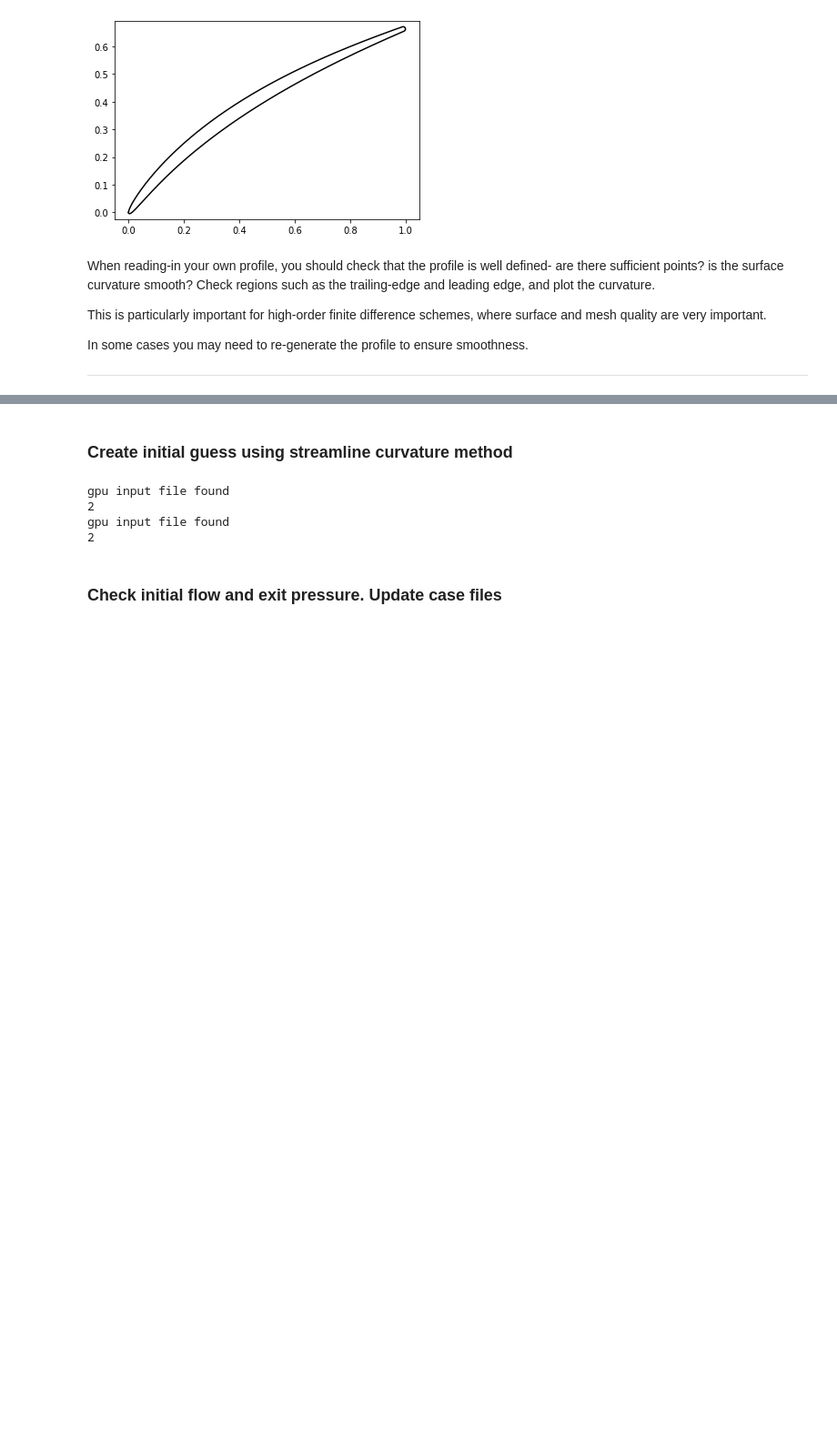
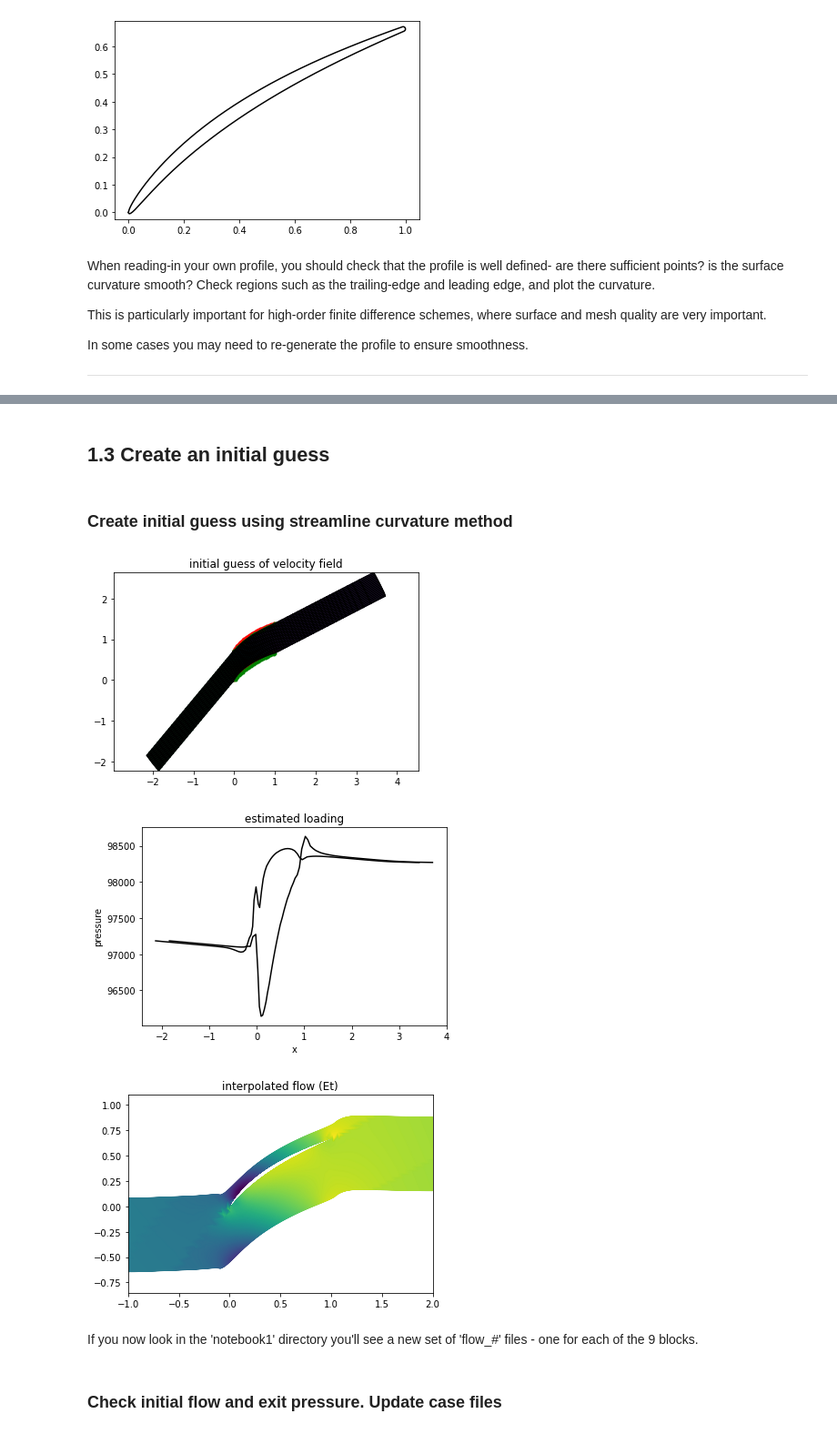
Before and after one commit to aw329/desktop-dns, a Jupyter notebook: DesktopDNS_1.ipynb, the cells around one changed output, grey strips where cells are left out. Shown: that part at 91% size. Drawn from its saved outputs; the diff is of its cells as text; code cells hidden in the pictures; blank space fills up the shorter version.

```diff
--- a/DesktopDNS_1.ipynb
+++ b/DesktopDNS_1.ipynb
@@ -195,28 +294,27 @@ Now we're ready to create case files for the 3DNS solver with the baseline mesh.
+# %% [markdown]
+## 1.3 Create an initial guess
 # %% [markdown]
 ### Create initial guess using streamline curvature method
 # %%
-#%reload_ext autoreload
-#%autoreload 2
+
 from meshing.initial_guess import *
 from meshing.write_flo import *
-from meshing.read_case import *
-from meshing.write_case import *
 
 casename = 'notebook1'
 
-# read casefiles
-case = read_case(casename)
-
 # create initial guess (last two integers define the streamline curvature grid dims)
-prop = initial_guess(mesh,blk,bcs,gas,30,20)
+# adjust total pressure with assumed loss coefficient
+Yp = 0.103
+prop = initial_guess(mesh,blk,bcs,gas,30,20,Yp)
 
 # write initial flow files
 write_flo(prop,casename)
 # %% [output]
-gpu input file found
-2
-gpu input file found
-2
+[figure, added]
+[figure, added]
+[figure, added]
+# %% [markdown]
+If you now look in the 'notebook1' directory you'll see a new set of 'flow_#' files - one for each of the 9 blocks.
 # %% [markdown]
 ### Check initial flow and exit pressure. Update case files
 # %%
```
Also changed, not shown: parts of 45 cells of this notebook, 43 other files.
